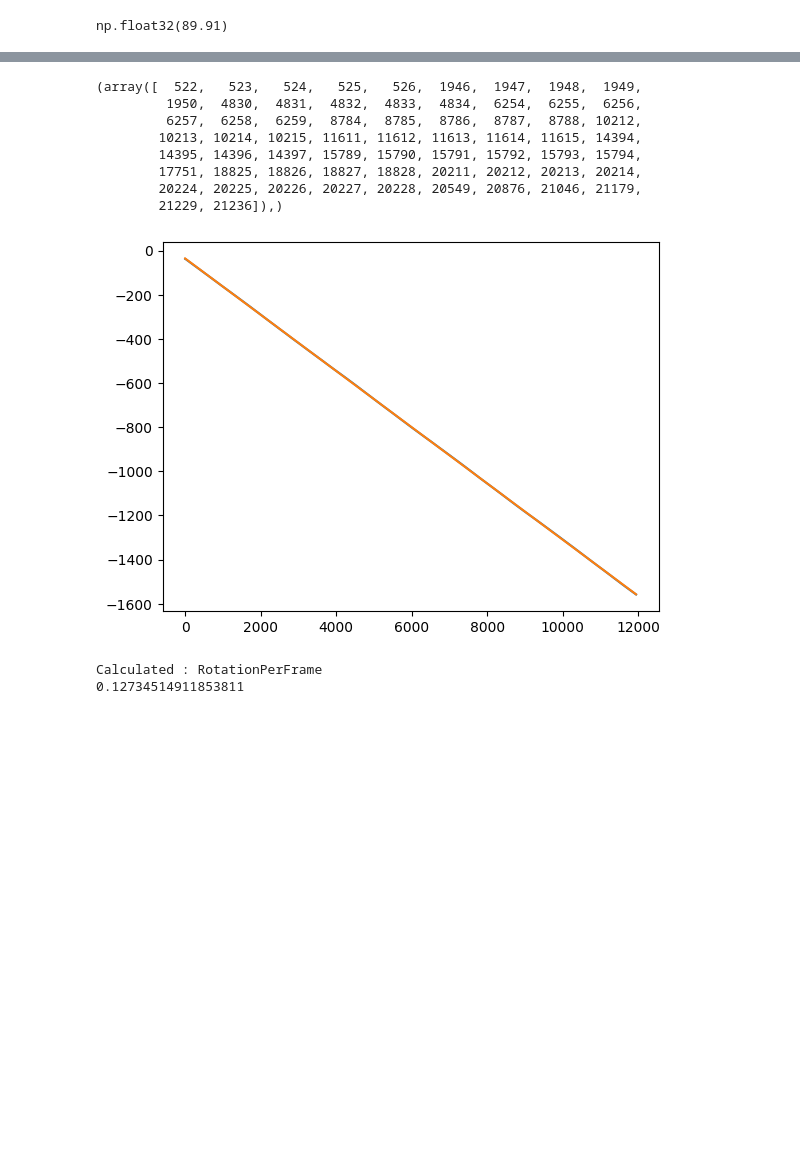
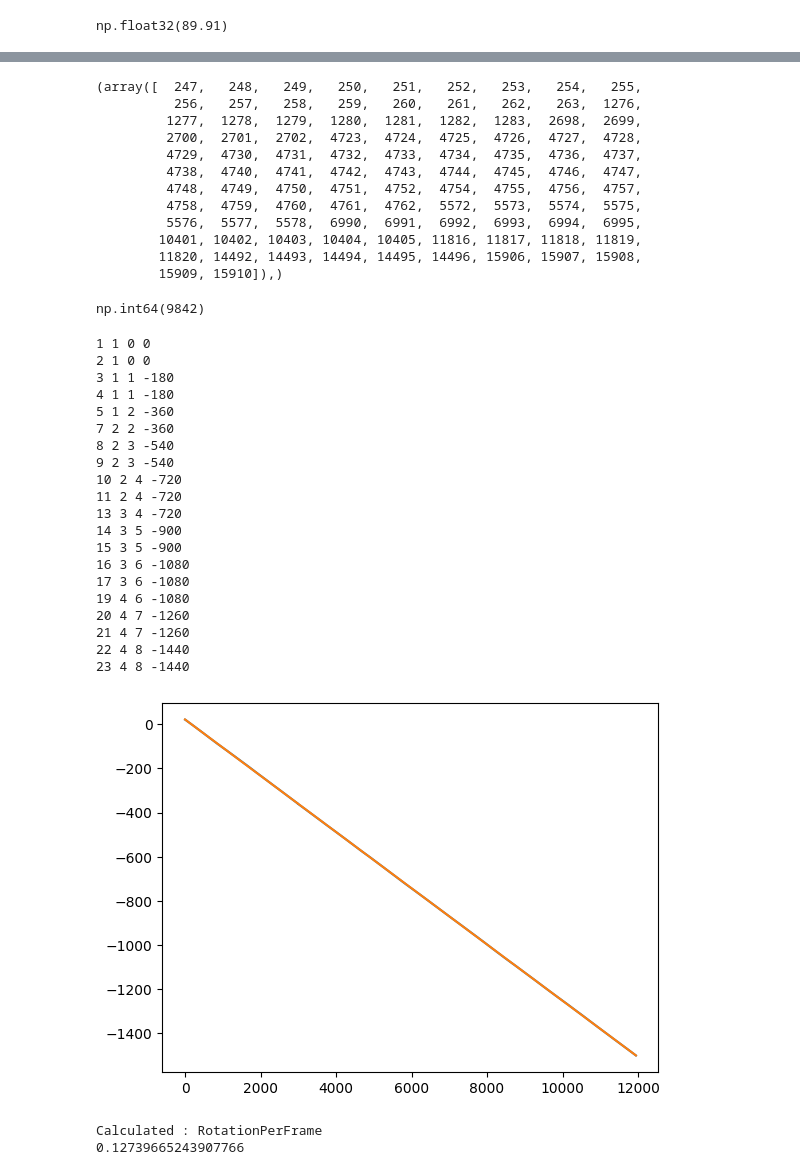
Before and after one commit to research-centre-rez/zavity, a Jupyter notebook: notebooks/05-trojan-v1.ipynb, the cells around one changed output, grey strips where cells are left out. Saved outputs shown, nothing was run; the diff lists cells and outputs as text; code cells hidden in the pictures; blank space fills up the shorter version.

```diff
--- a/notebooks/05-trojan-v1.ipynb
+++ b/notebooks/05-trojan-v1.ipynb
@@ -146,7 +146,7 @@ for hist in hists:
     max_index = np.argmax(counts)
     frame_angles_smoothed.append(values[max_index])
 # %%
-frame_angles_smoothed = np.load("/Users/fathe/OneDrive/Documents/UK/MFF/Thesis/output/GX010009_cely zavit clona nahoru-full_angles.npy")
+frame_angles_smoothed = np.load("/Users/fathe/OneDrive/Documents/UK/MFF/Thesis/output/GX010010-full_angles.npy")
 # %%
 plt.figure(figsize=(15,3))
 plt.plot(frame_angles_smoothed)
@@ -219,5 +209,5 @@ array([  104,   522,   524,  1236,  1238,  1946,  1948,  2643,  2645,
 # %%
-threshold = 5
+threshold = 10
 step = 1
 # Define the distance threshold to group close breakpoints
 
@@ -313,47 +303,74 @@ np.where(np.array(frame_angles_smoothed)==np.min(frame_angles_smoothed))
 # %%
 np.where(np.array(frame_angles_smoothed)==np.max(frame_angles_smoothed))
 # %% [output]
-(array([  522,   523,   524,   525,   526,  1946,  1947,  1948,  1949,
-         1950,  4830,  4831,  4832,  4833,  4834,  6254,  6255,  6256,
-         6257,  6258,  6259,  8784,  8785,  8786,  8787,  8788, 10212,
-        10213, 10214, 10215, 11611, 11612, 11613, 11614, 11615, 14394,
-        14395, 14396, 14397, 15789, 15790, 15791, 15792, 15793, 15794,
-        17751, 18825, 18826, 18827, 18828, 20211, 20212, 20213, 20214,
-        20224, 20225, 20226, 20227, 20228, 20549, 20876, 21046, 21179,
-        21229, 21236]),)
+(array([  247,   248,   249,   250,   251,   252,   253,   254,   255,
+          256,   257,   258,   259,   260,   261,   262,   263,  1276,
+         1277,  1278,  1279,  1280,  1281,  1282,  1283,  2698,  2699,
+         2700,  2701,  2702,  4723,  4724,  4725,  4726,  4727,  4728,
+         4729,  4730,  4731,  4732,  4733,  4734,  4735,  4736,  4737,
+         4738,  4740,  4741,  4742,  4743,  4744,  4745,  4746,  4747,
+         4748,  4749,  4750,  4751,  4752,  4754,  4755,  4756,  4757,
+         4758,  4759,  4760,  4761,  4762,  5572,  5573,  5574,  5575,
+         5576,  5577,  5578,  6990,  6991,  6992,  6993,  6994,  6995,
+        10401, 10402, 10403, 10404, 10405, 11816, 11817, 11818, 11819,
+        11820, 14492, 14493, 14494, 14495, 14496, 15906, 15907, 15908,
+        15909, 15910]),)
+# %%
+new_merged_breakpoints[13]
+# %% [output]
+np.int64(9842)
 # %%
 fa = []
 j = 0
-if frame_angles_smoothed[breakpoints[2]] < frame_angles_smoothed[breakpoints[3]]:
-    k=0
-else:
-    k=1
+k = 0
 start, end = borderBreakpoints[j]
-for i in range(0, 27 - 1):
+for i in range(0, len(new_merged_breakpoints)-1):
+# for i in range(0, 14):
     if not start == new_merged_breakpoints[i]:
-        segment = -stats.mode(segment_type[new_merged_breakpoints[i]:new_merged_breakpoints[i + 1]])[0]
-        offset = -(k // 2 * 180)
-        if not start == new_merged_breakpoints[i + 1]:
+        segment = stats.mode(segment_type[new_merged_breakpoints[i]:new_merged_breakpoints[i + 1]])[0]
+        offset = -(k * 180)
+        print(i, j, k, offset)
+        if segment == 1 and not start == new_merged_breakpoints[i+1]:
             k += 1
-        f = frame_angles_smoothed[new_merged_breakpoints[i]:new_merged_breakpoints[i + 1]] * segment + offset
+        f = frame_angles_smoothed[new_merged_breakpoints[i]:new_merged_breakpoints[i + 1]] * -segment + offset
         fa = np.concatenate([fa, f])
     else:
         j += 1
         if j < len(borderBreakpoints):
             start, end = borderBreakpoints[j]
 
 a, b = np.polyfit(np.arange(len(fa)), fa, 1)
 
 plt.plot(fa)
 plt.plot([(a * x + b) for x in np.arange(len(fa))])
 plt.show()
 
 print(f"Calculated : RotationPerFrame\n"
       f"{-a}")
 # %% [output]
+1 1 0 0
+2 1 0 0
+3 1 1 -180
+4 1 1 -180
+5 1 2 -360
+7 2 2 -360
+8 2 3 -540
+9 2 3 -540
+10 2 4 -720
+11 2 4 -720
+13 3 4 -720
+14 3 5 -900
+15 3 5 -900
+16 3 6 -1080
+17 3 6 -1080
+19 4 6 -1080
+20 4 7 -1260
+21 4 7 -1260
+22 4 8 -1440
+23 4 8 -1440
-[figure, old version]
+[figure, new version]
-Calculated : RotationPerFrame
-0.12734514911853811
+Calculated : RotationPerFrame
+0.12739665243907766
 # %%
 # fa = np.concatenate([frame_angles_smoothed[96:488], -frame_angles_smoothed[488:1198], -180 + frame_angles_smoothed[1198: 1895], -180 - frame_angles_smoothed[1895: 2603], -360 + frame_angles_smoothed[2603: 3095]])
 a, b = np.polyfit(np.arange(len(fa)), fa, 1)
```
Also changed, not shown: parts of 9 cells of this notebook, 2 other files.
